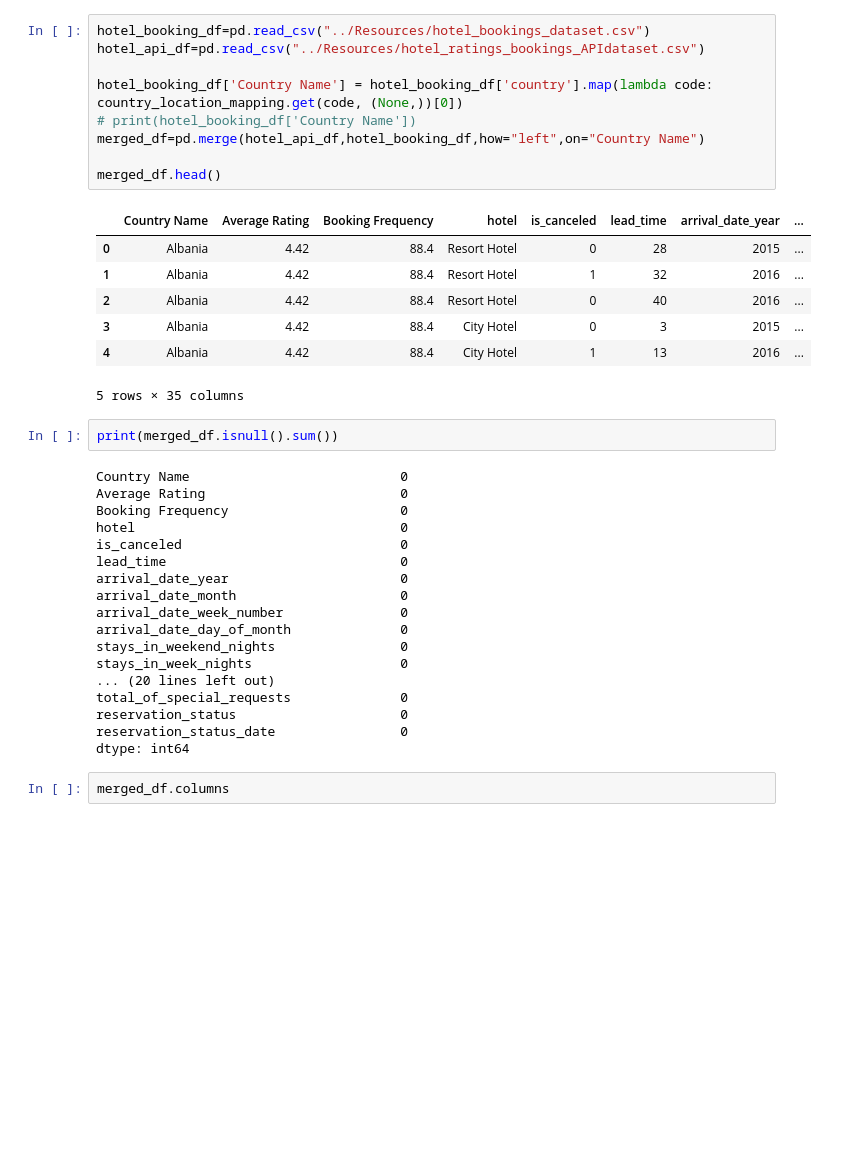
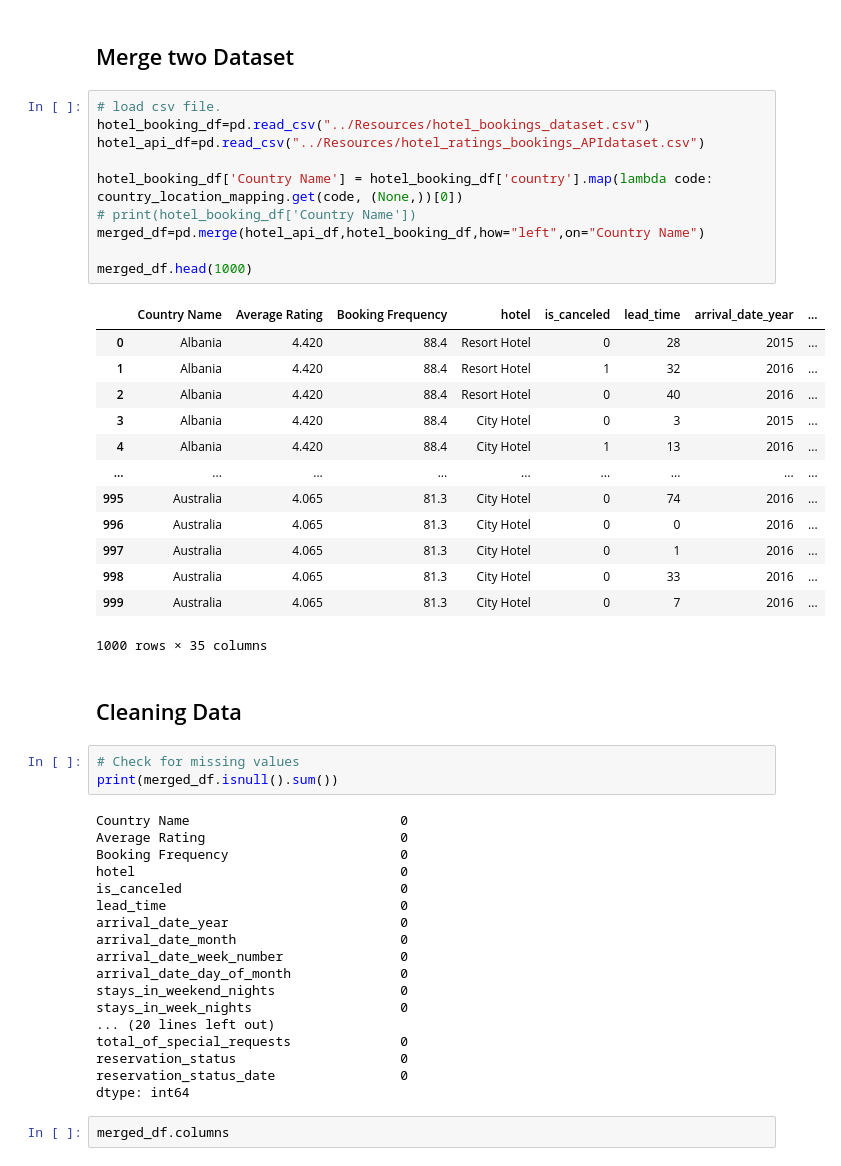
Before and after one commit to Kathyvng/Project1_Group6, a Jupyter notebook: Hetal_Analysis/Google_Places_API.ipynb, the cells around one changed output. Cells and saved outputs as stored; diff of their text form; blank space fills up the shorter version.

```diff
--- a/Hetal_Analysis/Google_Places_API.ipynb
+++ b/Hetal_Analysis/Google_Places_API.ipynb
@@ -268,21 +270,33 @@ Fetching hotels for Laos...
+# %% [markdown]
+## Merge two Dataset
 # %%
+# load csv file.
 hotel_booking_df=pd.read_csv("../Resources/hotel_bookings_dataset.csv")
 hotel_api_df=pd.read_csv("../Resources/hotel_ratings_bookings_APIdataset.csv")
 
 hotel_booking_df['Country Name'] = hotel_booking_df['country'].map(lambda code: country_location_mapping.get(code, (None,))[0])
 # print(hotel_booking_df['Country Name'])
 merged_df=pd.merge(hotel_api_df,hotel_booking_df,how="left",on="Country Name")
 
-merged_df.head()
+merged_df.head(1000)
 # %% [output]
 |  | Country Name | Average Rating | Booking Frequency | hotel | is_canceled | lead_time | arrival_date_year | ... |
-| 0 | Albania | 4.42 | 88.4 | Resort Hotel | 0 | 28 | 2015 | ... |
-| 1 | Albania | 4.42 | 88.4 | Resort Hotel | 1 | 32 | 2016 | ... |
-| 2 | Albania | 4.42 | 88.4 | Resort Hotel | 0 | 40 | 2016 | ... |
-| 3 | Albania | 4.42 | 88.4 | City Hotel | 0 | 3 | 2015 | ... |
-| 4 | Albania | 4.42 | 88.4 | City Hotel | 1 | 13 | 2016 | ... |
+| 0 | Albania | 4.420 | 88.4 | Resort Hotel | 0 | 28 | 2015 | ... |
+| 1 | Albania | 4.420 | 88.4 | Resort Hotel | 1 | 32 | 2016 | ... |
+| 2 | Albania | 4.420 | 88.4 | Resort Hotel | 0 | 40 | 2016 | ... |
+| 3 | Albania | 4.420 | 88.4 | City Hotel | 0 | 3 | 2015 | ... |
+| 4 | Albania | 4.420 | 88.4 | City Hotel | 1 | 13 | 2016 | ... |
+| ... | ... | ... | ... | ... | ... | ... | ... | ... |
+| 995 | Australia | 4.065 | 81.3 | City Hotel | 0 | 74 | 2016 | ... |
+| 996 | Australia | 4.065 | 81.3 | City Hotel | 0 | 0 | 2016 | ... |
+| 997 | Australia | 4.065 | 81.3 | City Hotel | 0 | 1 | 2016 | ... |
+| 998 | Australia | 4.065 | 81.3 | City Hotel | 0 | 33 | 2016 | ... |
+| 999 | Australia | 4.065 | 81.3 | City Hotel | 0 | 7 | 2016 | ... |
-5 rows × 35 columns
+1000 rows × 35 columns
+# %% [markdown]
+## Cleaning Data
 # %%
+# Check for missing values
 print(merged_df.isnull().sum())
 # %% [output]
 Country Name                           0
```
Also changed, not shown: parts of 23 cells of this notebook, 1 other file.
